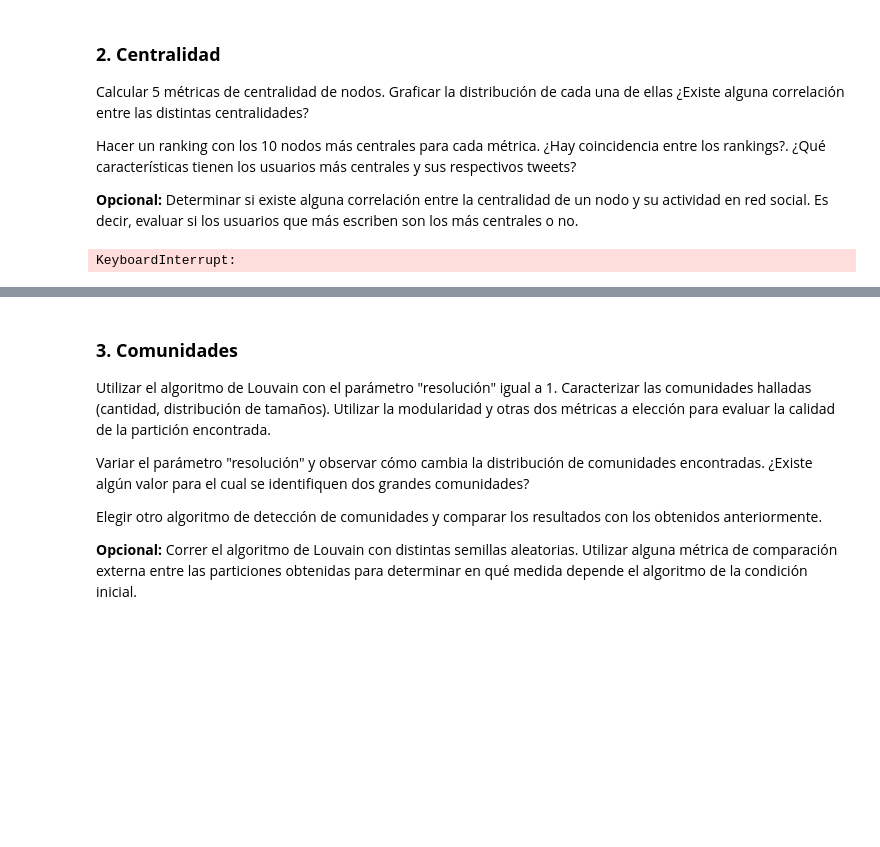
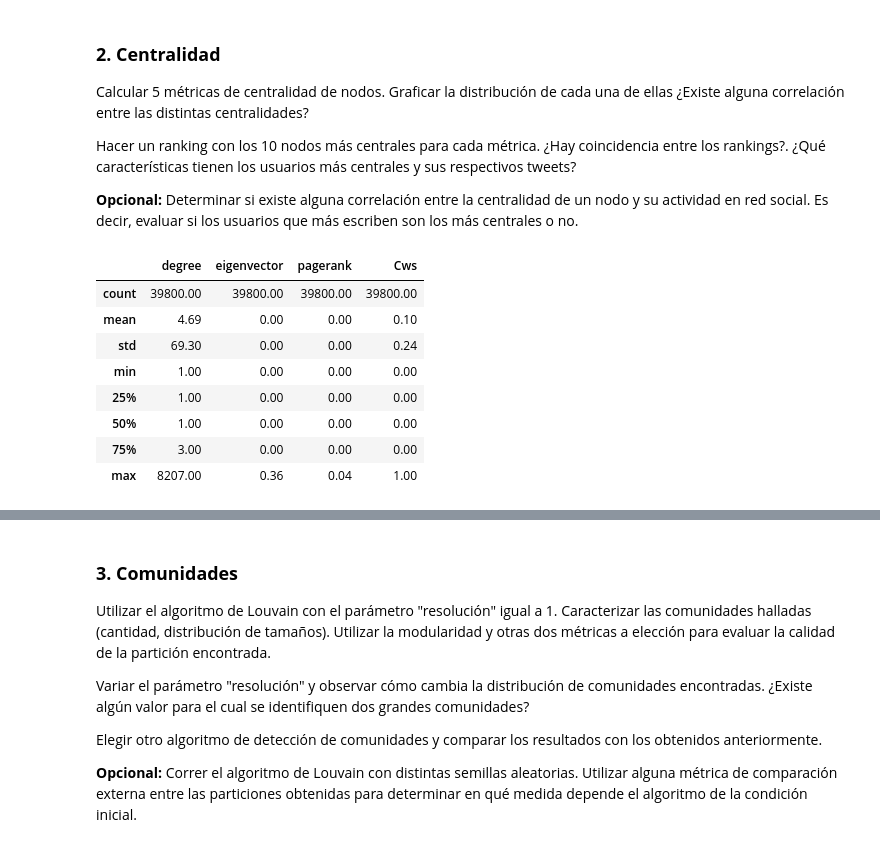
Before and after one commit to benjaminocampo/diplodatos_graphs, a Jupyter notebook: Practico1.ipynb, the cells around one changed output, grey strips where cells are left out. Cells and saved outputs as stored; diff of their text form; code cells hidden in the pictures; blank space fills up the shorter version.

```diff
--- a/Practico1.ipynb
+++ b/Practico1.ipynb
@@ -227,16 +224,14 @@ closeness = nx.closeness_centrality(larg_G)
 # %%
 #betweenness = nx.betweenness_centrality(larg_G)
 eigenvector = nx.eigenvector_centrality(larg_G,max_iter=1000)
-closeness = nx.closeness_centrality(larg_G)
-katz = nx.katz_centrality(larg_G)
 pagerank = nx.pagerank(larg_G)
-clustering_coefficient = nx.clustering(larg_G)
+clustering_coefficient =  nx.clustering(larg_G)
+#closeness = nx.closeness_centrality(larg_G)
+#katz = nx.katz_centrality(larg_G)
 
 #df_user['betweenness'] = list(betweenness.values())
 df_user['eigenvector'] = list(eigenvector.values())
-df_user['closeness'] = list(closeness.values())
-df_user['katz'] = list(katz.values())
 df_user['pagerank'] = list(pagerank.values())
 df_user['Cws'] = list(clustering_coefficient.values())
+#df_user['closeness'] = list(closeness.values())
+#df_user['katz'] = list(katz.values())
-# %% [output]
-KeyboardInterrupt:
@@ -249 +238,13 @@ df_user['Cws'] = list(clustering_coefficient.values())
+# %%
+df_user.describe().round(2)
+# %% [output]
+|  | degree | eigenvector | pagerank | Cws |
+| count | 39800.00 | 39800.00 | 39800.00 | 39800.00 |
+| mean | 4.69 | 0.00 | 0.00 | 0.10 |
+| std | 69.30 | 0.00 | 0.00 | 0.24 |
+| min | 1.00 | 0.00 | 0.00 | 0.00 |
+| 25% | 1.00 | 0.00 | 0.00 | 0.00 |
+| 50% | 1.00 | 0.00 | 0.00 | 0.00 |
+| 75% | 3.00 | 0.00 | 0.00 | 0.00 |
+| max | 8207.00 | 0.36 | 0.04 | 1.00 |
 # %%
```
Also changed, not shown: parts of 9 cells of this notebook.
